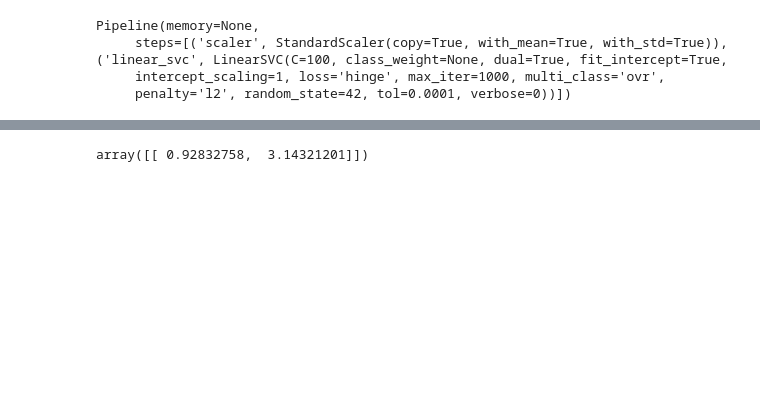
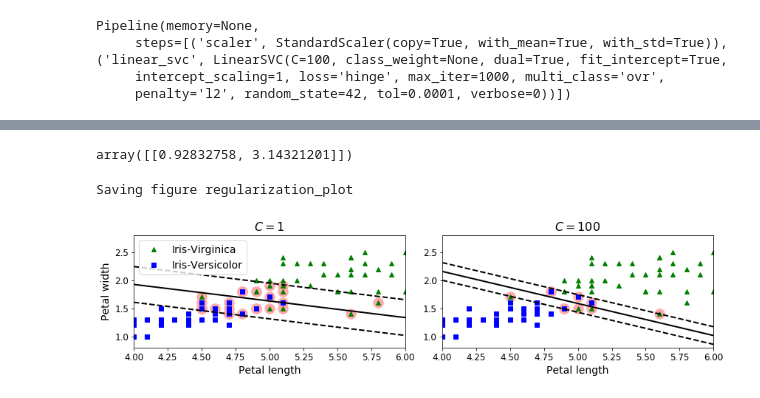
Before and after one commit to sayan31/Python-handson-ml, a Jupyter notebook: Chapter-5/support-vector-machines.ipynb, the cells around one changed output, grey strips where cells are left out. Saved outputs shown, nothing was run; the diff lists cells and outputs as text; code cells hidden in the pictures; blank space fills up the shorter version.

Commit message:
Code snippet demonstrating the effect of varying regularization parameter C on the decision boundary.

```diff
--- a/Chapter-5/support-vector-machines.ipynb
+++ b/Chapter-5/support-vector-machines.ipynb
@@ -299,6 +312,42 @@ b1 = svm_clf1.decision_function([-scaler.mean_ / scaler.scale_])
 b2 = svm_clf2.decision_function([-scaler.mean_ / scaler.scale_])
 w1 = svm_clf1.coef_[0] / scaler.scale_
 w2 = svm_clf2.coef_[0] / scaler.scale_
-np.array([w1])
 # %% [output]
-array([[ 0.92832758,  3.14321201]])
+array([[0.92832758, 3.14321201]])
+# %%
+svm_clf1.intercept_ = np.array([b1])
+svm_clf2.intercept_ = np.array([b2])
+svm_clf1.coef_ = np.array([w1])
+svm_clf2.coef_ = np.array([w2])
+# Find support vectors (LinearSVC does not do this automatically in this case. It is a Pipeline object)
+t = y * 2 - 1
+support_vectors_idx1 = (t * (X.dot(w1) + b1) < 1).ravel()
+support_vectors_idx2 = (t * (X.dot(w2) + b2) < 1).ravel()
+svm_clf1.support_vectors_ = X[support_vectors_idx1]
+svm_clf2.support_vectors_ = X[support_vectors_idx2]
+# %%
+# The plots show that increasing C results in a narrower decision boundary.
+# Some instances may be misclassified and some instances are correctly classified but inside the decision boundary line.
+plt.figure(figsize=(12,3.2))
+plt.subplot(121)
+plt.plot(X[:, 0][y==1], X[:, 1][y==1], "g^", label="Iris-Virginica")
+plt.plot(X[:, 0][y==0], X[:, 1][y==0], "bs", label="Iris-Versicolor")
+plot_svc_decision_boundary(svm_clf1, 4, 6)
+plt.xlabel("Petal length", fontsize=14)
+plt.ylabel("Petal width", fontsize=14)
+plt.legend(loc="upper left", fontsize=14)
+plt.title("$C = {}$".format(svm_clf1.C), fontsize=16)
+plt.axis([4, 6, 0.8, 2.8])
+
+plt.subplot(122)
+plt.plot(X[:, 0][y==1], X[:, 1][y==1], "g^")
+plt.plot(X[:, 0][y==0], X[:, 1][y==0], "bs")
+plot_svc_decision_boundary(svm_clf2, 4, 6)
+plt.xlabel("Petal length", fontsize=14)
+plt.title("$C = {}$".format(svm_clf2.C), fontsize=16)
+plt.axis([4, 6, 0.8, 2.8])
+
+save_fig("regularization_plot")
+# %% [output]
+Saving figure regularization_plot
+[figure, added]
```
Also changed, not shown: parts of 7 cells of this notebook, 4 other files.
